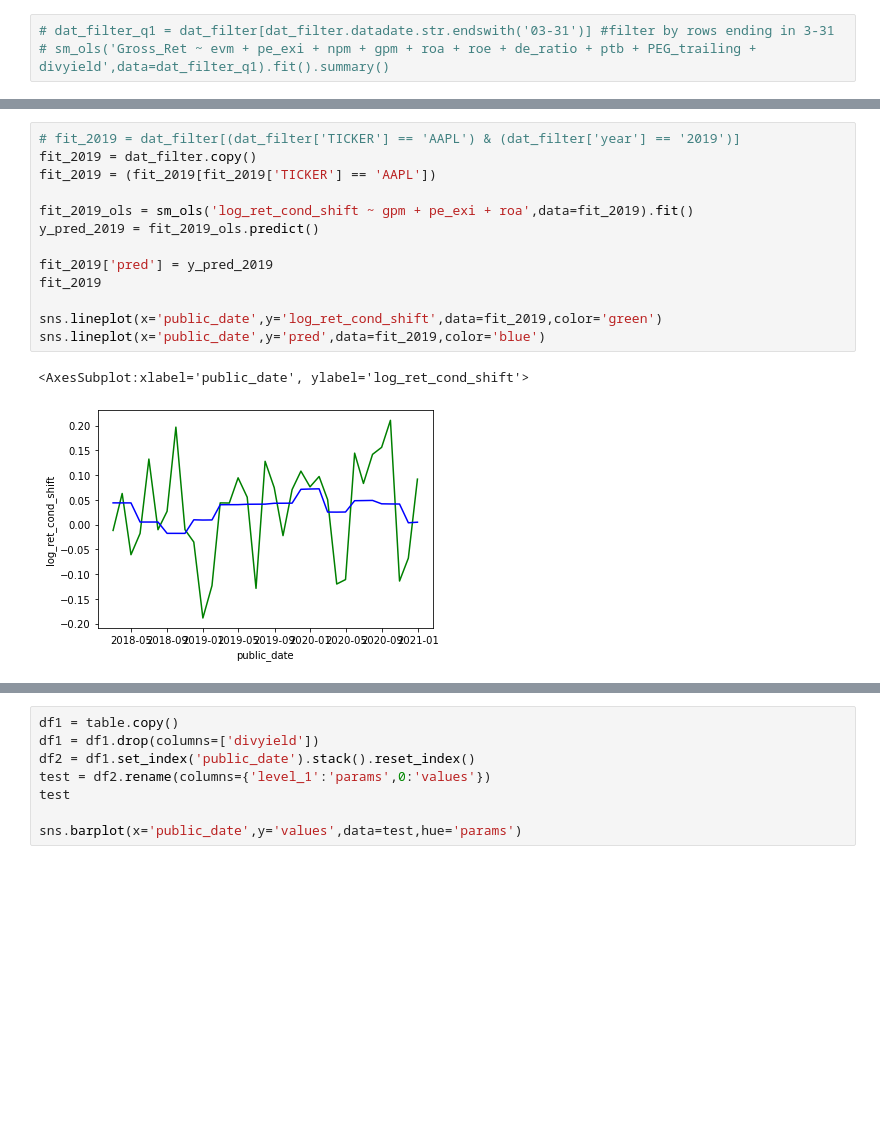
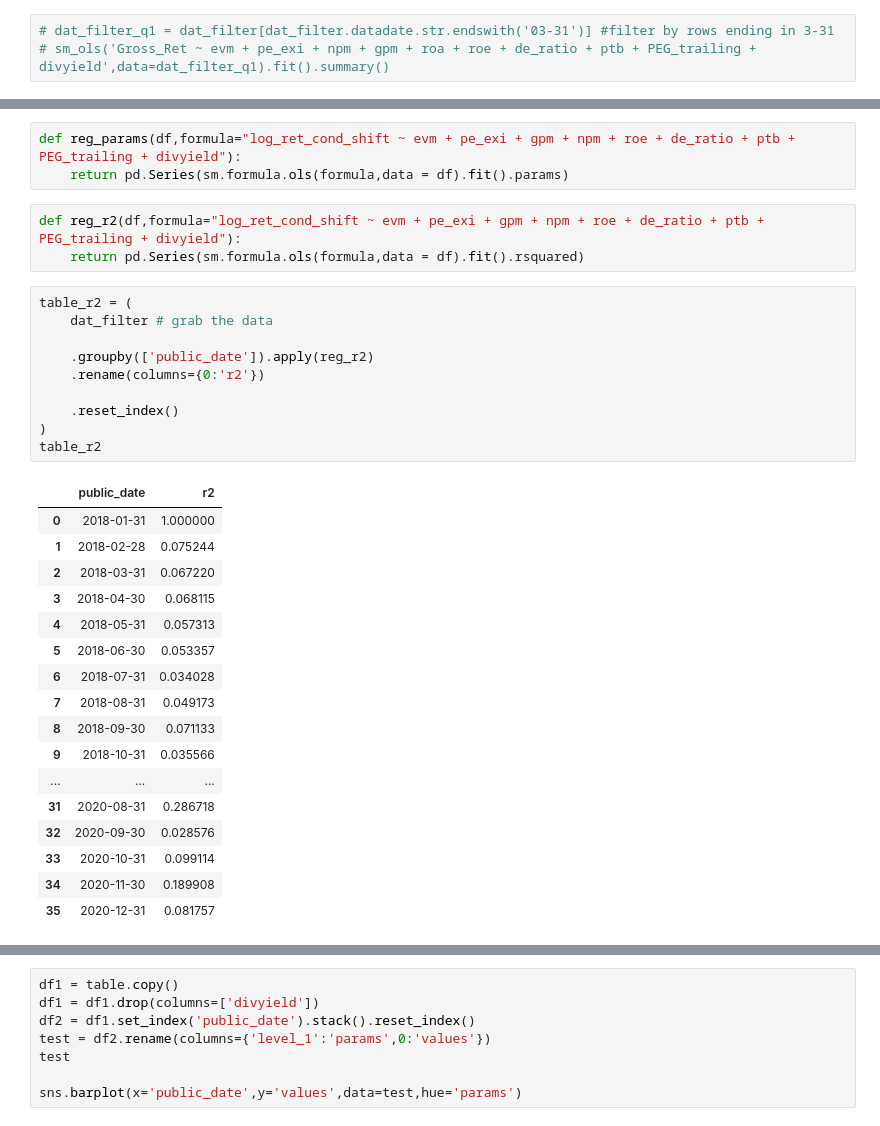
Before and after one commit to jordanweintraub914/GBUS-424-Project-, a Jupyter notebook: cleaned_monthly.ipynb, the cells around one changed output, grey strips where cells are left out. Drawn from its saved outputs; the diff is of its cells as text; blank space fills up the shorter version.

```diff
--- a/cleaned_monthly.ipynb
+++ b/cleaned_monthly.ipynb
@@ -352,16 +290,34 @@ table
-# %%
-# fit_2019 = dat_filter[(dat_filter['TICKER'] == 'AAPL') & (dat_filter['year'] == '2019')]
-fit_2019 = dat_filter.copy()
-fit_2019 = (fit_2019[fit_2019['TICKER'] == 'AAPL'])
-
-fit_2019_ols = sm_ols('log_ret_cond_shift ~ gpm + pe_exi + roa',data=fit_2019).fit()
-y_pred_2019 = fit_2019_ols.predict()
-
-fit_2019['pred'] = y_pred_2019
-fit_2019
-
-sns.lineplot(x='public_date',y='log_ret_cond_shift',data=fit_2019,color='green')
-sns.lineplot(x='public_date',y='pred',data=fit_2019,color='blue')
-# %% [output]
-<AxesSubplot:xlabel='public_date', ylabel='log_ret_cond_shift'>
-[figure, removed]
+# %%
+def reg_params(df,formula="log_ret_cond_shift ~ evm + pe_exi + gpm + npm + roe + de_ratio + ptb + PEG_trailing + divyield"):
+    return pd.Series(sm.formula.ols(formula,data = df).fit().params)
+# %%
+def reg_r2(df,formula="log_ret_cond_shift ~ evm + pe_exi + gpm + npm + roe + de_ratio + ptb + PEG_trailing + divyield"):
+    return pd.Series(sm.formula.ols(formula,data = df).fit().rsquared)
+# %%
+table_r2 = (
+    dat_filter # grab the data
+
+    .groupby(['public_date']).apply(reg_r2)
+    .rename(columns={0:'r2'})
+
+    .reset_index()
+)
+table_r2
+# %% [output]
+|  | public_date | r2 |
+| 0 | 2018-01-31 | 1.000000 |
+| 1 | 2018-02-28 | 0.075244 |
+| 2 | 2018-03-31 | 0.067220 |
+| 3 | 2018-04-30 | 0.068115 |
+| 4 | 2018-05-31 | 0.057313 |
+| 5 | 2018-06-30 | 0.053357 |
+| 6 | 2018-07-31 | 0.034028 |
+| 7 | 2018-08-31 | 0.049173 |
+| 8 | 2018-09-30 | 0.071133 |
+| 9 | 2018-10-31 | 0.035566 |
+| ... | ... | ... |
+| 31 | 2020-08-31 | 0.286718 |
+| 32 | 2020-09-30 | 0.028576 |
+| 33 | 2020-10-31 | 0.099114 |
+| 34 | 2020-11-30 | 0.189908 |
+| 35 | 2020-12-31 | 0.081757 |
```
Also changed, not shown: parts of 6 cells of this notebook.
